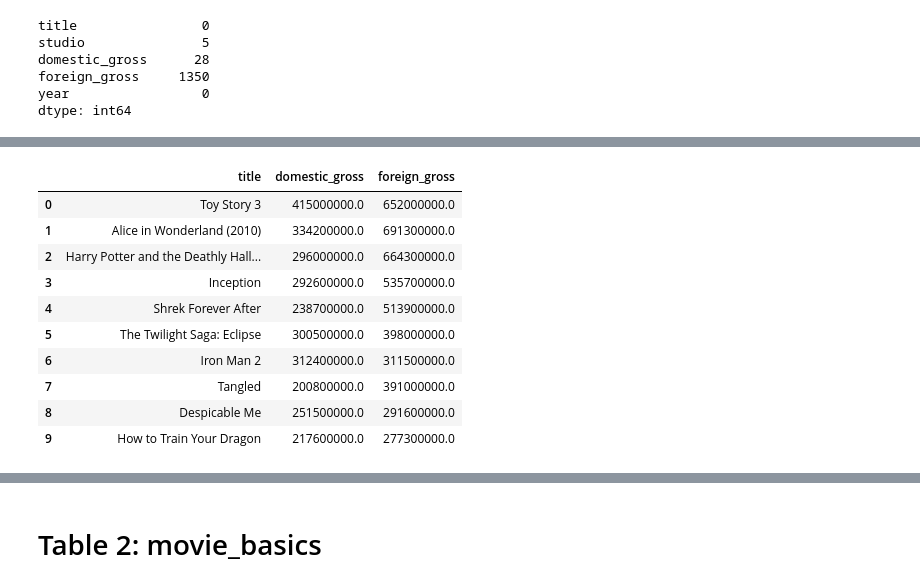
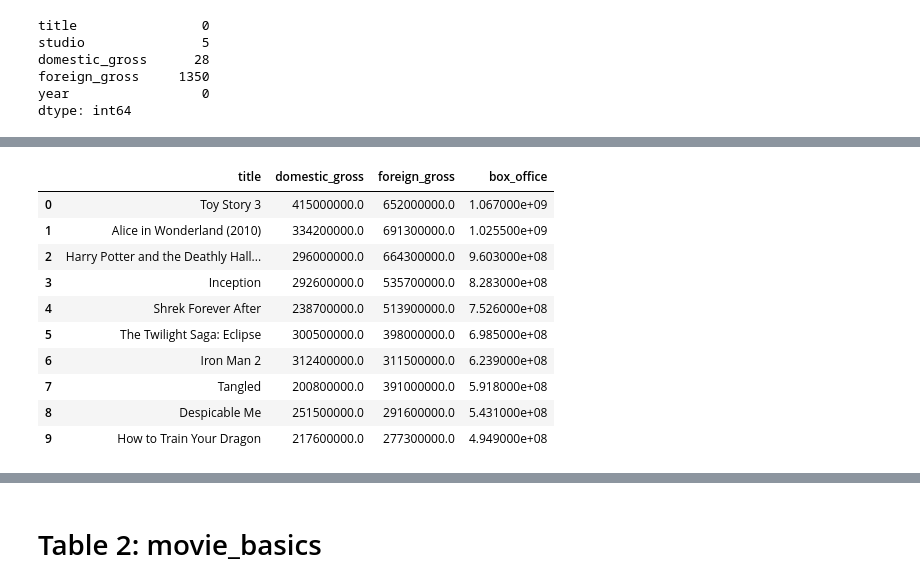
Before and after one commit to sarah10001/Project-1, a Jupyter notebook: Project-1.ipynb, the cells around one changed output, grey strips where cells are left out. Drawn from its saved outputs; the diff is of its cells as text; code cells hidden in the pictures.

```diff
--- a/Project-1.ipynb
+++ b/Project-1.ipynb
@@ -156,4 +141,0 @@ Name: box_office, Length: 3387, dtype: float64
-# %%
-pd.set_option('display.max_columns', None)
-pd.set_option('display.max_rows', None)
-df1
@@ -178,14 +142,15 @@ df1
 # %%
-df1[['title', 'domestic_gross', 'foreign_gross']].head(10)
+# Displaying relevant columns
+df1[['title', 'domestic_gross', 'foreign_gross', 'box_office']].head(10)
 # %% [output]
-|  | title | domestic_gross | foreign_gross |
-| 0 | Toy Story 3 | 415000000.0 | 652000000.0 |
-| 1 | Alice in Wonderland (2010) | 334200000.0 | 691300000.0 |
-| 2 | Harry Potter and the Deathly Hall... | 296000000.0 | 664300000.0 |
-| 3 | Inception | 292600000.0 | 535700000.0 |
-| 4 | Shrek Forever After | 238700000.0 | 513900000.0 |
-| 5 | The Twilight Saga: Eclipse | 300500000.0 | 398000000.0 |
-| 6 | Iron Man 2 | 312400000.0 | 311500000.0 |
-| 7 | Tangled | 200800000.0 | 391000000.0 |
-| 8 | Despicable Me | 251500000.0 | 291600000.0 |
-| 9 | How to Train Your Dragon | 217600000.0 | 277300000.0 |
+|  | title | domestic_gross | foreign_gross | box_office |
+| 0 | Toy Story 3 | 415000000.0 | 652000000.0 | 1.067000e+09 |
+| 1 | Alice in Wonderland (2010) | 334200000.0 | 691300000.0 | 1.025500e+09 |
+| 2 | Harry Potter and the Deathly Hall... | 296000000.0 | 664300000.0 | 9.603000e+08 |
+| 3 | Inception | 292600000.0 | 535700000.0 | 8.283000e+08 |
+| 4 | Shrek Forever After | 238700000.0 | 513900000.0 | 7.526000e+08 |
+| 5 | The Twilight Saga: Eclipse | 300500000.0 | 398000000.0 | 6.985000e+08 |
+| 6 | Iron Man 2 | 312400000.0 | 311500000.0 | 6.239000e+08 |
+| 7 | Tangled | 200800000.0 | 391000000.0 | 5.918000e+08 |
+| 8 | Despicable Me | 251500000.0 | 291600000.0 | 5.431000e+08 |
+| 9 | How to Train Your Dragon | 217600000.0 | 277300000.0 | 4.949000e+08 |
```
Also changed, not shown: parts of 13 cells of this notebook.
